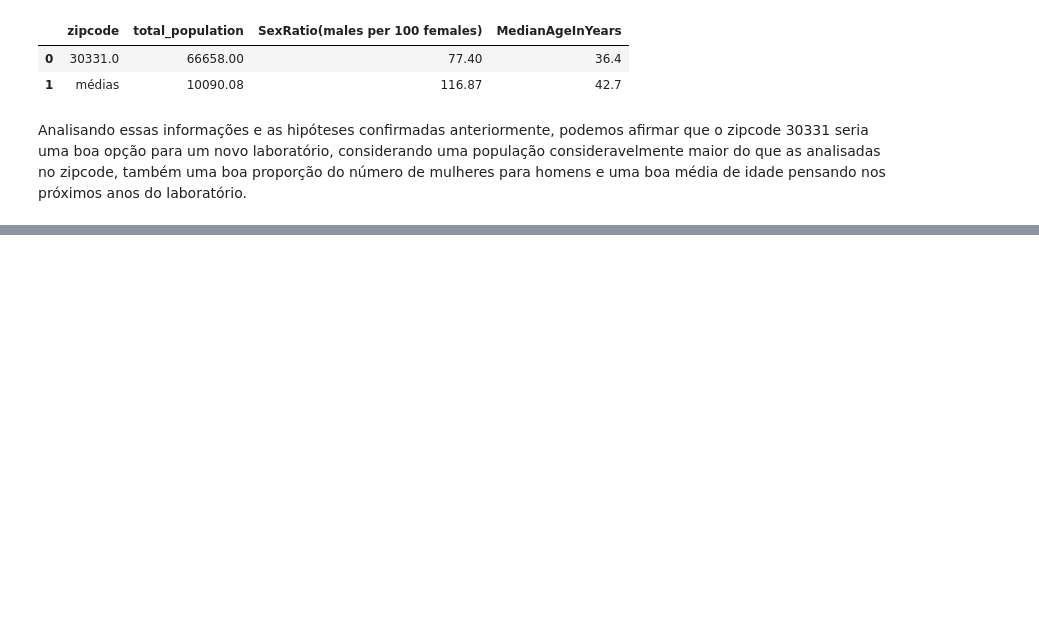
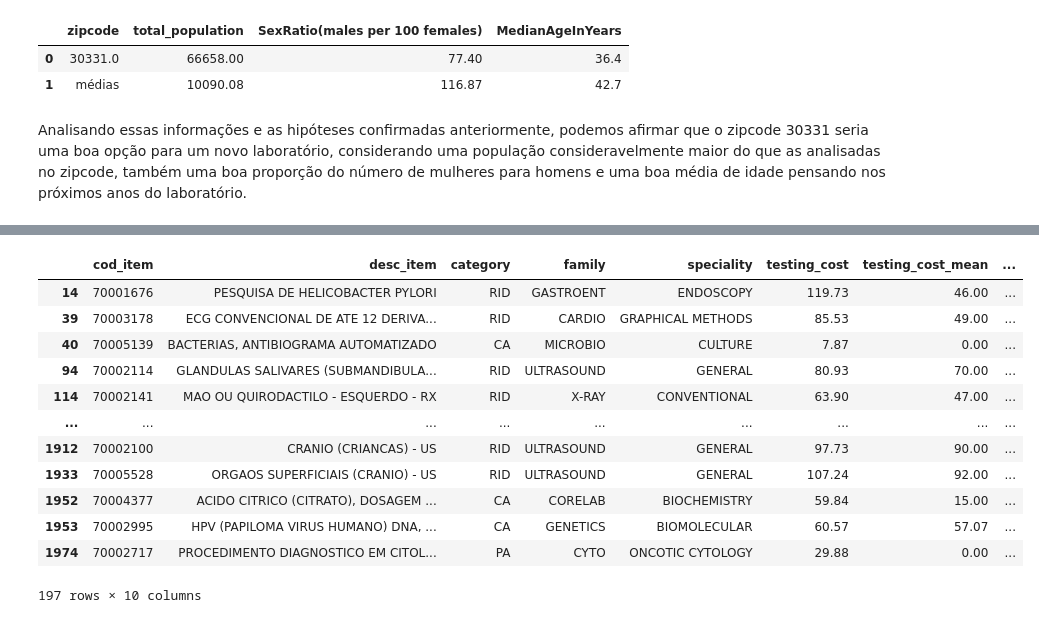
Before and after one commit to Davi-Tolen/ProjetoElo, a Jupyter notebook: Case Elo.ipynb, the cells around one changed output, grey strips where cells are left out. Drawn from its saved outputs; the diff is of its cells as text; code cells hidden in the pictures; blank space fills up the shorter version.

```diff
--- a/Case Elo.ipynb
+++ b/Case Elo.ipynb
@@ -659,0 +670,12 @@ Analisando essas informações e as hipóteses confirmadas anteriormente, podemo
+# %%
+# calculando o preço médio de cada serviço
+count_used_cod_item = transactional_data.copy()
+media_dos_testes = count_used_cod_item.groupby(['cod_item'])['testing_cost'].mean().to_frame()
+media_dos_testes.reset_index(inplace=True)
+media_dos_testes.columns = ['cod_item', 'testing_cost_mean']
+
+# contando quantas vezes o serviço foi utilizado
+count_used_cod_item = count_used_cod_item.cod_item.value_counts().to_frame()
+count_used_cod_item.reset_index(inplace=True)
+count_used_cod_item.columns = ['cod_item', 'number_of_services']
+count_used_cod_item.head()
@@ -659,0 +689,5 @@ Analisando essas informações e as hipóteses confirmadas anteriormente, podemo
+# %%
+# juntando test_data com as informaçoes dos serviços
+test_data_with_values = df_geocode_zipcodes = test_data.merge(media_dos_testes, how="inner", on="cod_item")
+test_data_with_values = test_data_with_values.merge(count_used_cod_item, how="inner", on="cod_item")
+test_data_with_values.head()
@@ -659,0 +701,4 @@ Analisando essas informações e as hipóteses confirmadas anteriormente, podemo
+# %%
+# calculando receita de cada serviço
+test_data_with_values['income'] = test_data_with_values.testing_cost_mean * test_data_with_values.number_of_services
+test_data_with_values.head()
@@ -659,0 +712,4 @@ Analisando essas informações e as hipóteses confirmadas anteriormente, podemo
+# %%
+# calculando lucro(balanço) de cada serviço
+test_data_with_values['balance'] = test_data_with_values.income - (test_data_with_values.testing_cost * test_data_with_values.number_of_services)
+test_data_with_values.head()
@@ -659,0 +723,16 @@ Analisando essas informações e as hipóteses confirmadas anteriormente, podemo
+# %%
+test_data_with_values[test_data_with_values.balance < 0]
+# %% [output]
+|  | cod_item | desc_item | category | family | speciality | testing_cost | testing_cost_mean | ... |
+| 14 | 70001676 | PESQUISA DE HELICOBACTER PYLORI | RID | GASTROENT | ENDOSCOPY | 119.73 | 46.00 | ... |
+| 39 | 70003178 | ECG CONVENCIONAL DE ATE 12 DERIVA... | RID | CARDIO | GRAPHICAL METHODS | 85.53 | 49.00 | ... |
+| 40 | 70005139 | BACTERIAS, ANTIBIOGRAMA AUTOMATIZADO | CA | MICROBIO | CULTURE | 7.87 | 0.00 | ... |
+| 94 | 70002114 | GLANDULAS SALIVARES (SUBMANDIBULA... | RID | ULTRASOUND | GENERAL | 80.93 | 70.00 | ... |
+| 114 | 70002141 | MAO OU QUIRODACTILO - ESQUERDO - RX | RID | X-RAY | CONVENTIONAL | 63.90 | 47.00 | ... |
+| ... | ... | ... | ... | ... | ... | ... | ... | ... |
+| 1912 | 70002100 | CRANIO (CRIANCAS) - US | RID | ULTRASOUND | GENERAL | 97.73 | 90.00 | ... |
+| 1933 | 70005528 | ORGAOS SUPERFICIAIS (CRANIO) - US | RID | ULTRASOUND | GENERAL | 107.24 | 92.00 | ... |
+| 1952 | 70004377 | ACIDO CITRICO (CITRATO), DOSAGEM ... | CA | CORELAB | BIOCHEMISTRY | 59.84 | 15.00 | ... |
+| 1953 | 70002995 | HPV (PAPILOMA VIRUS HUMANO) DNA, ... | CA | GENETICS | BIOMOLECULAR | 60.57 | 57.07 | ... |
+| 1974 | 70002717 | PROCEDIMENTO DIAGNOSTICO EM CITOL... | PA | CYTO | ONCOTIC CYTOLOGY | 29.88 | 0.00 | ... |
+197 rows × 10 columns
```
Also changed, not shown: parts of 23 cells of this notebook.
